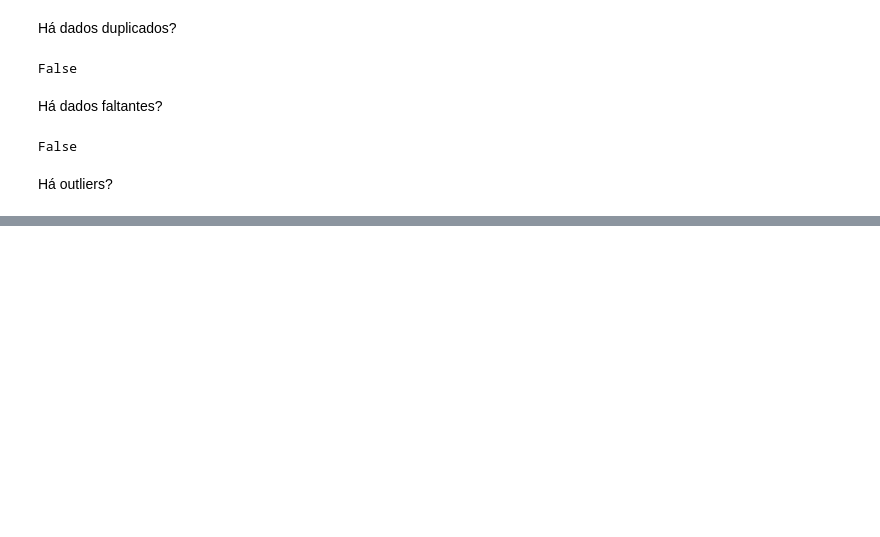
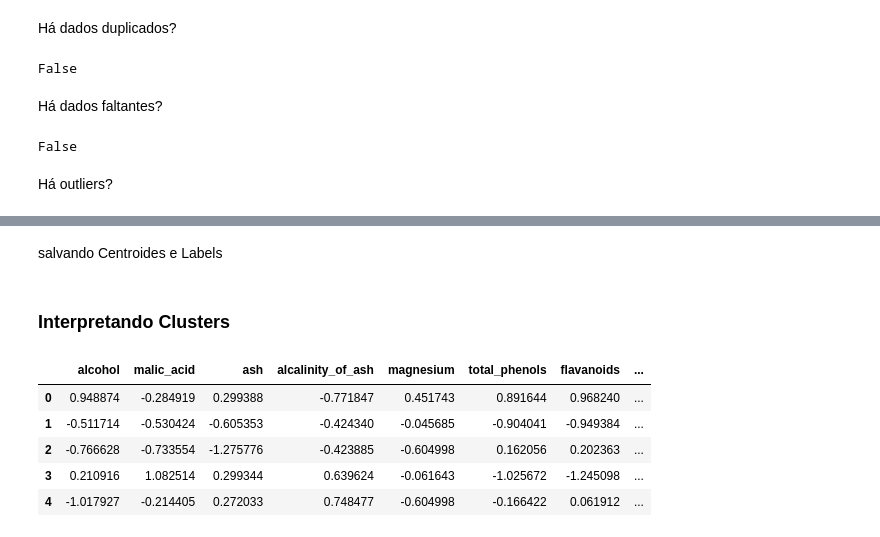
Before and after one commit to gabriel-cm-saldanha/Clustering_, a Jupyter notebook: Clustering_.ipynb, the cells around one changed output, grey strips where cells are left out. Saved outputs shown, nothing was run; the diff lists cells and outputs as text; code cells hidden in the pictures; blank space fills up the shorter version.

```diff
--- a/Clustering_.ipynb
+++ b/Clustering_.ipynb
@@ -114,0 +138,2 @@ df_wines.plot.box()
+# %% [markdown]
+salvando Centroides e Labels
@@ -114,0 +143,2 @@ df_wines.plot.box()
+# %% [markdown]
+### Interpretando Clusters
@@ -114,0 +153,10 @@ df_wines.plot.box()
+# %%
+centers = pd.DataFrame(centroids, columns=df_wines_scaled.columns)
+centers
+# %% [output]
+|  | alcohol | malic_acid | ash | alcalinity_of_ash | magnesium | total_phenols | flavanoids | ... |
+| 0 | 0.948874 | -0.284919 | 0.299388 | -0.771847 | 0.451743 | 0.891644 | 0.968240 | ... |
+| 1 | -0.511714 | -0.530424 | -0.605353 | -0.424340 | -0.045685 | -0.904041 | -0.949384 | ... |
+| 2 | -0.766628 | -0.733554 | -1.275776 | -0.423885 | -0.604998 | 0.162056 | 0.202363 | ... |
+| 3 | 0.210916 | 1.082514 | 0.299344 | 0.639624 | -0.061643 | -1.025672 | -1.245098 | ... |
+| 4 | -1.017927 | -0.214405 | 0.272033 | 0.748477 | -0.604998 | -0.166422 | 0.061912 | ... |
```
Also changed, not shown: parts of 19 cells of this notebook.
